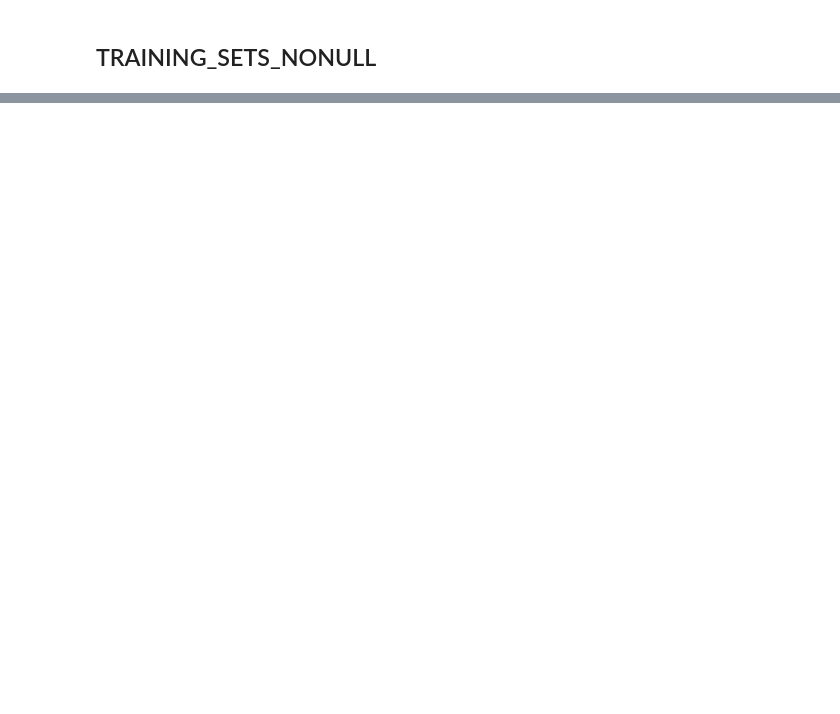
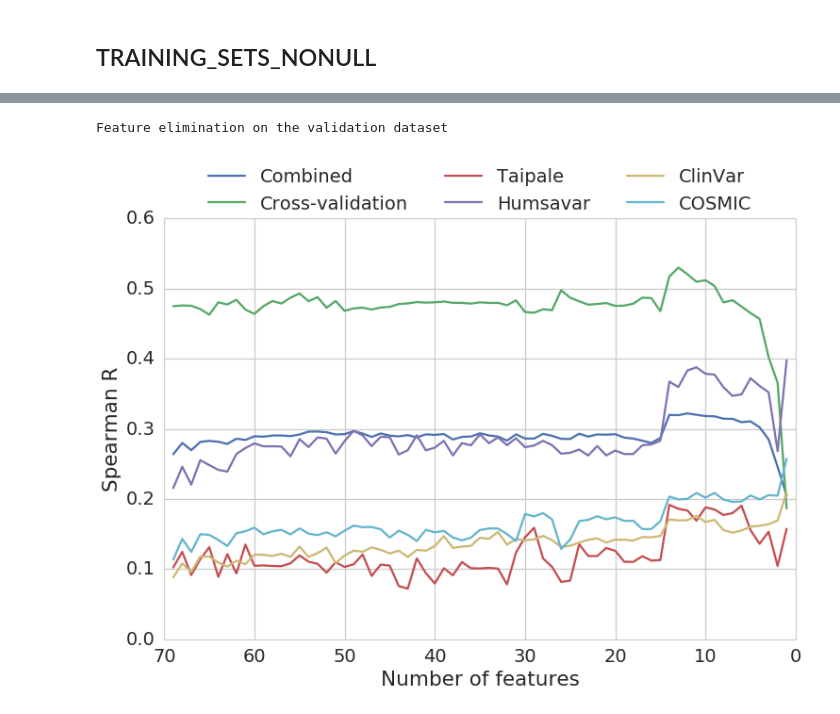
Before and after one commit to datapkg/elaspic_training_set, a Jupyter notebook: notebooks/core_machine_learning.ipynb, the cells around one changed output, grey strips where cells are left out. Saved outputs shown, nothing was run; the diff lists cells and outputs as text; code cells hidden in the pictures; blank space fills up the shorter version.

Commit message:
Core machine learning is up to date, with cross-validation and feature elimination.

```diff
--- a/notebooks/core_machine_learning.ipynb
+++ b/notebooks/core_machine_learning.ipynb
@@ -791,0 +914,4 @@ metrics.matthews_corrcoef(uniprot['ddg_cls_exp'].values, uniprot['ddg_cls_pred_p
+# %%
+# Get job status
+feature_elimination_wtest_df = _js.job_status(_system_commands)
+print(Counter(feature_elimination_wtest_df['status']))
@@ -791,0 +938,26 @@ metrics.matthews_corrcoef(uniprot['ddg_cls_exp'].values, uniprot['ddg_cls_pred_p
+# %%
+# (dataset_name, dataset_label)
+def get_test_columns(suffix_test):
+    return [
+        ('correlation_avg', 'Combined'),
+        ('spearmanr', 'Cross-validation'),
+        ('spearmanr_{}{}_ddg_exp_vs_ddg{}'.format(taipale_dataset_name, suffix_test, SUFFIX), 'Taipale'),
+        ('spearmanr_humsavar{}_del_class_exp_vs_ddg_abs{}'.format(suffix_test, SUFFIX), 'Humsavar'),
+        ('spearmanr_clinvar{}_del_class_exp_vs_ddg_abs{}'.format(suffix_test, SUFFIX), 'ClinVar'),
+        ('spearmanr_cosmic{}_del_class_exp_vs_ddg_abs{}'.format(suffix_test, SUFFIX), 'COSMIC'),
+    ]
+# %%
+# Train curve for feature elimination
+print('Feature elimination on the train dataset')
+
+fg, ax = plt.subplots(figsize=(12, 8))
+
+for test_column, test_label in get_test_columns(suffix_test=''):
+    plt.plot(
+        feature_elimination_wtest_df['n_features'],
+        feature_elimination_wtest_df[test_column], label=test_label)
+
+plt.legend(loc='upper center', bbox_to_anchor=(0.5, 1.16), ncol=3)
+plt.xlabel('Number of features')
+plt.ylabel('Spearman R')
+plt.gca().invert_xaxis()
@@ -791,0 +967,18 @@ metrics.matthews_corrcoef(uniprot['ddg_cls_exp'].values, uniprot['ddg_cls_pred_p
+# %%
+# Validation curve for feature elimination
+print("Feature elimination on the validation dataset")
+
+fg, ax = plt.subplots(figsize=(12, 8))
+
+for test_column, test_label in get_test_columns(suffix_test='_test'):
+    plt.plot(
+        feature_elimination_wtest_df['n_features'],
+        feature_elimination_wtest_df[test_column], label=test_label)
+
+plt.legend(loc='upper center', bbox_to_anchor=(0.5, 1.16), ncol=3)
+plt.xlabel('Number of features')
+plt.ylabel('Spearman R')
+plt.gca().invert_xaxis()
+# %% [output]
+Feature elimination on the validation dataset
+[figure, added]
```
Also changed, not shown: parts of 216 cells of this notebook, 1 other file.
